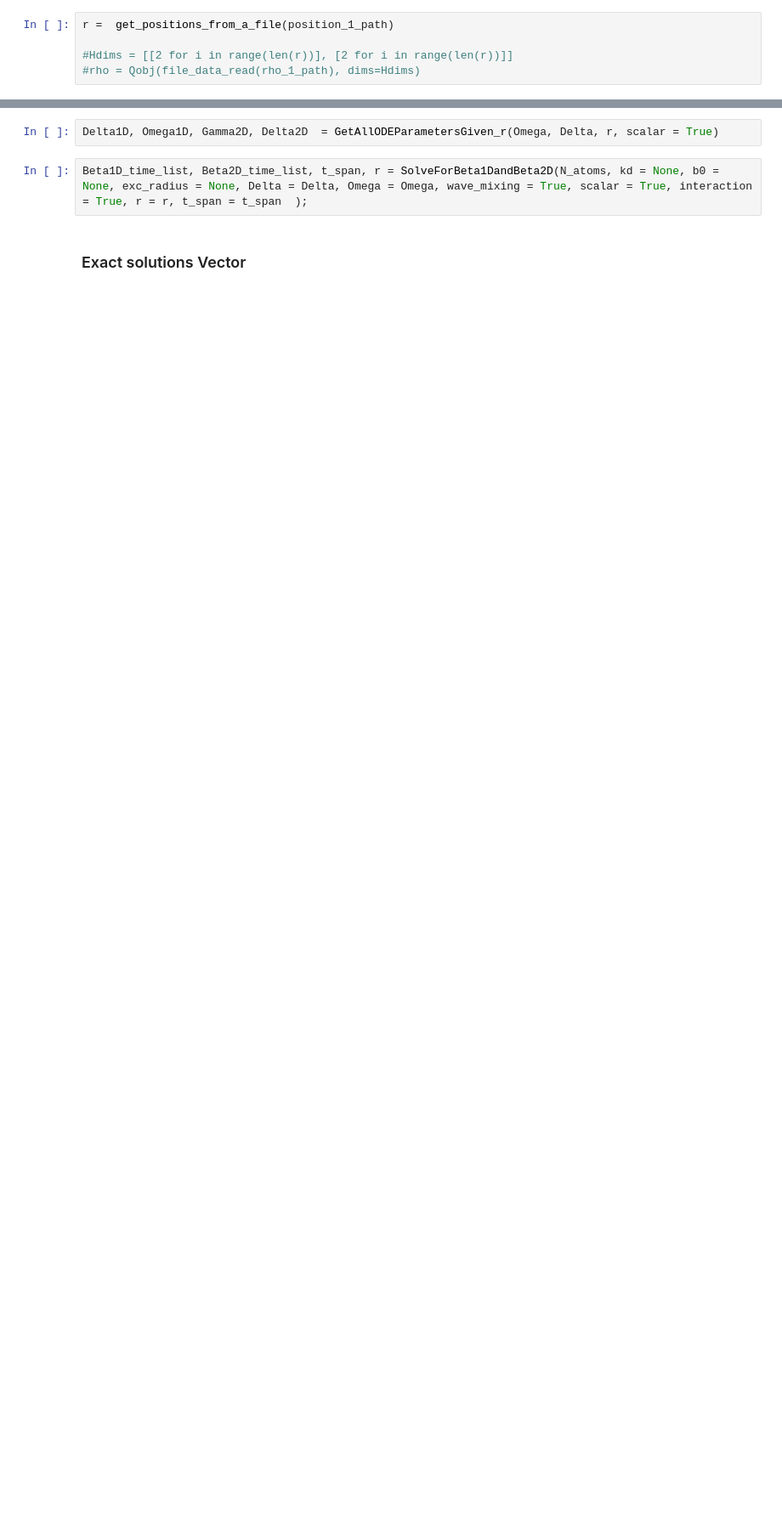
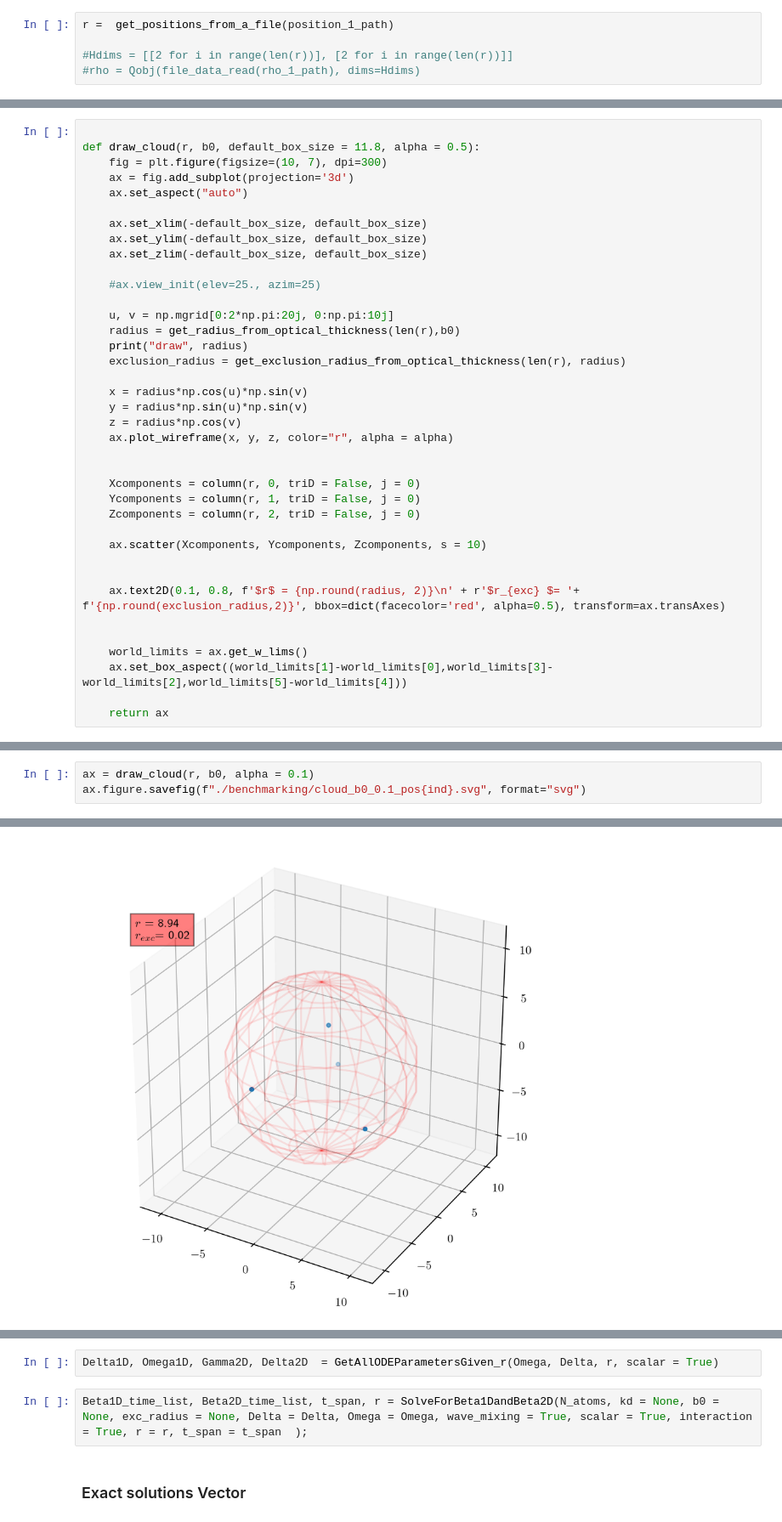
Before and after one commit to rupof/wavemixing_project, a Jupyter notebook: src/benchmarking/ComparingAtomicContributionAndExact_Pictures.ipynb, the cells around one changed output, grey strips where cells are left out. Shown at 85% size. Cells and saved outputs as stored; diff of their text form; blank space fills up the shorter version.

```diff
--- a/src/benchmarking/ComparingAtomicContributionAndExact_Pictures.ipynb
+++ b/src/benchmarking/ComparingAtomicContributionAndExact_Pictures.ipynb
@@ -44,0 +57,38 @@ r =  get_positions_from_a_file(position_1_path)
+# %%
+
+def draw_cloud(r, b0, default_box_size = 11.8, alpha = 0.5):
+    fig = plt.figure(figsize=(10, 7), dpi=300)
+    ax = fig.add_subplot(projection='3d')
+    ax.set_aspect("auto")
+
+    ax.set_xlim(-default_box_size, default_box_size)
+    ax.set_ylim(-default_box_size, default_box_size)
+    ax.set_zlim(-default_box_size, default_box_size)
+
+    #ax.view_init(elev=25., azim=25)
+
+    u, v = np.mgrid[0:2*np.pi:20j, 0:np.pi:10j]
+    radius = get_radius_from_optical_thickness(len(r),b0)
+    print("draw", radius)
+    exclusion_radius = get_exclusion_radius_from_optical_thickness(len(r), radius)
+
+    x = radius*np.cos(u)*np.sin(v)
+    y = radius*np.sin(u)*np.sin(v)
+    z = radius*np.cos(v)
+    ax.plot_wireframe(x, y, z, color="r", alpha = alpha)
+
+
+    Xcomponents = column(r, 0, triD = False, j = 0)
+    Ycomponents = column(r, 1, triD = False, j = 0)
+    Zcomponents = column(r, 2, triD = False, j = 0)
+
+    ax.scatter(Xcomponents, Ycomponents, Zcomponents, s = 10)
+
+
+    ax.text2D(0.1, 0.8, f'$r$ = {np.round(radius, 2)}\n' + r'$r_{exc} $= '+ f'{np.round(exclusion_radius,2)}', bbox=dict(facecolor='red', alpha=0.5), transform=ax.transAxes)
+
+
+    world_limits = ax.get_w_lims()
+    ax.set_box_aspect((world_limits[1]-world_limits[0],world_limits[3]-world_limits[2],world_limits[5]-world_limits[4]))
+
+    return ax
@@ -44,0 +99,4 @@ r =  get_positions_from_a_file(position_1_path)
+# %%
+ax = draw_cloud(r, b0, alpha = 0.1)
+ax.figure.savefig(f"./benchmarking/cloud_b0_0.1_pos{ind}.svg", format="svg")
+# %% [output]
@@ -44,0 +104 @@ r =  get_positions_from_a_file(position_1_path)
+[figure, added]
```
Also changed, not shown: parts of 35 cells of this notebook, 14 other files.
